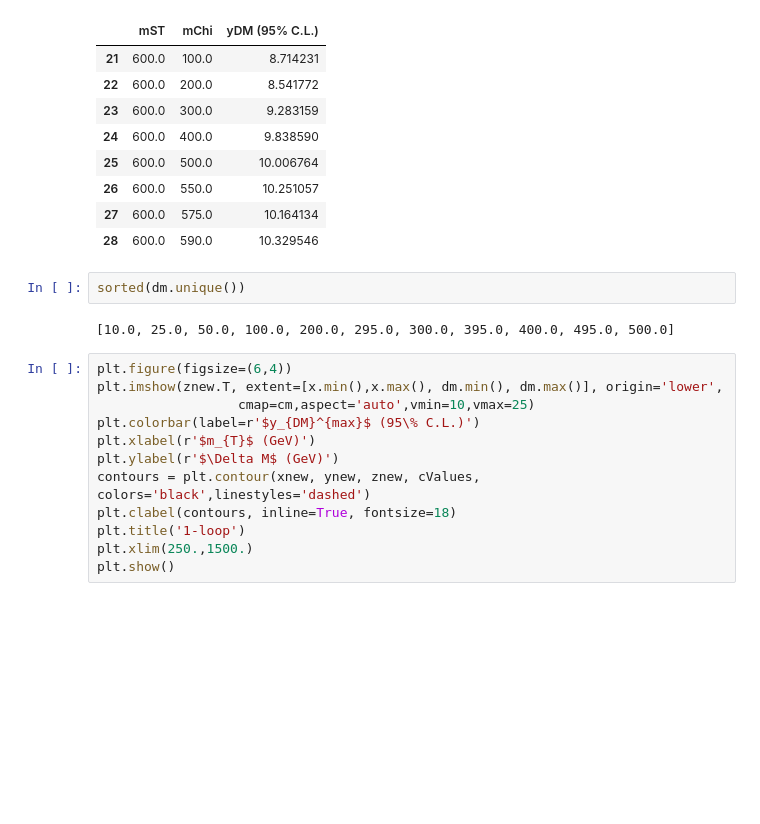
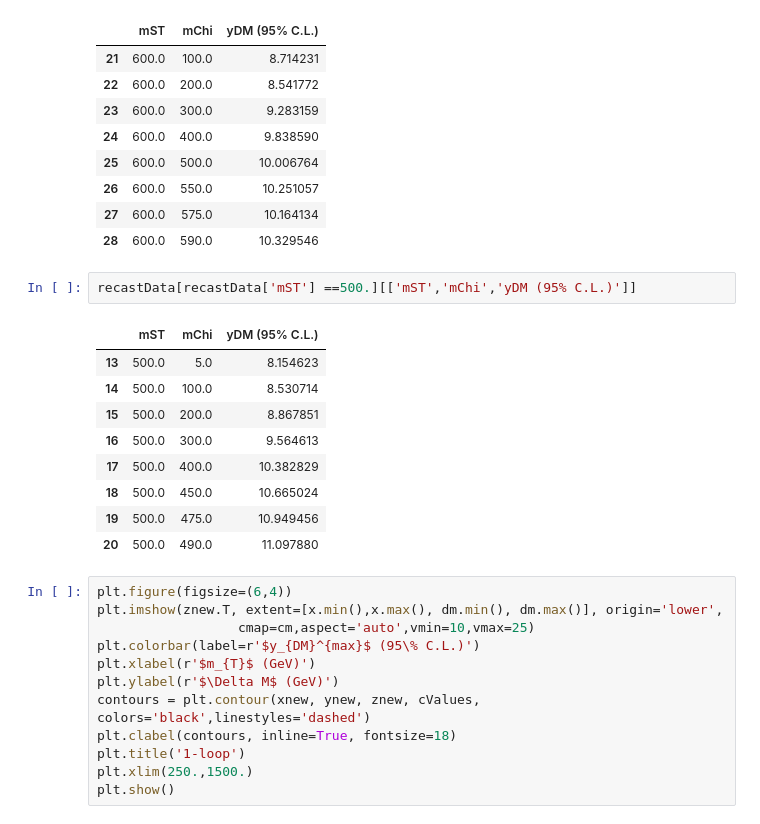
Before and after one commit to andlessa/SMStoEFT, a Jupyter notebook: notebooks/constraints/plotExclusion-CMS_mtt-1loop.ipynb, the cells around one changed output. Drawn from its saved outputs; the diff is of its cells as text; blank space fills up the shorter version.

```diff
--- a/notebooks/constraints/plotExclusion-CMS_mtt-1loop.ipynb
+++ b/notebooks/constraints/plotExclusion-CMS_mtt-1loop.ipynb
@@ -78,9 +78,17 @@ recastData[recastData['mST'] ==600.][['mST','mChi','yDM (95% C.L.)']]
 | 27 | 600.0 | 575.0 | 10.164134 |
 | 28 | 600.0 | 590.0 | 10.329546 |
 # %%
-sorted(dm.unique())
+recastData[recastData['mST'] ==500.][['mST','mChi','yDM (95% C.L.)']]
 # %% [output]
-[10.0, 25.0, 50.0, 100.0, 200.0, 295.0, 300.0, 395.0, 400.0, 495.0, 500.0]
+|  | mST | mChi | yDM (95% C.L.) |
+| 13 | 500.0 | 5.0 | 8.154623 |
+| 14 | 500.0 | 100.0 | 8.530714 |
+| 15 | 500.0 | 200.0 | 8.867851 |
+| 16 | 500.0 | 300.0 | 9.564613 |
+| 17 | 500.0 | 400.0 | 10.382829 |
+| 18 | 500.0 | 450.0 | 10.665024 |
+| 19 | 500.0 | 475.0 | 10.949456 |
+| 20 | 500.0 | 490.0 | 11.097880 |
 # %%
 plt.figure(figsize=(6,4))
 plt.imshow(znew.T, extent=[x.min(),x.max(), dm.min(), dm.max()], origin='lower',
```
Also changed, not shown: 3 other files.
